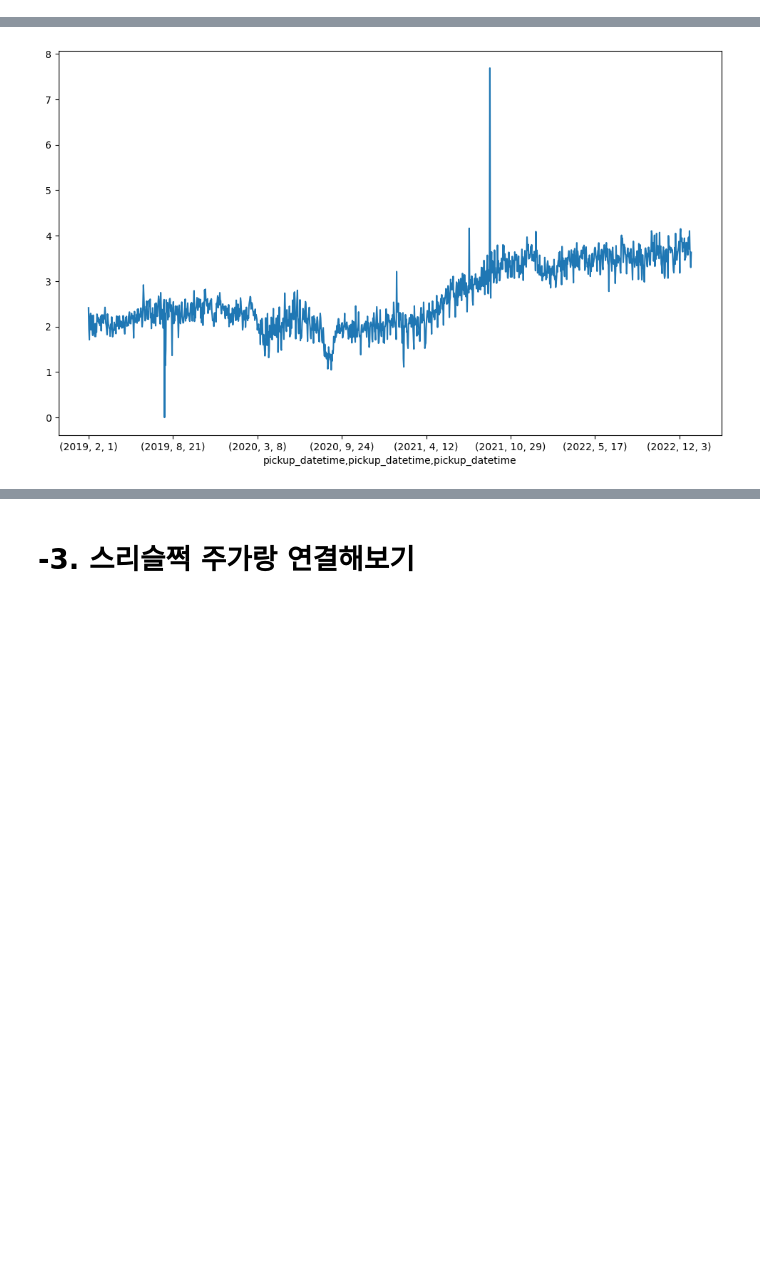
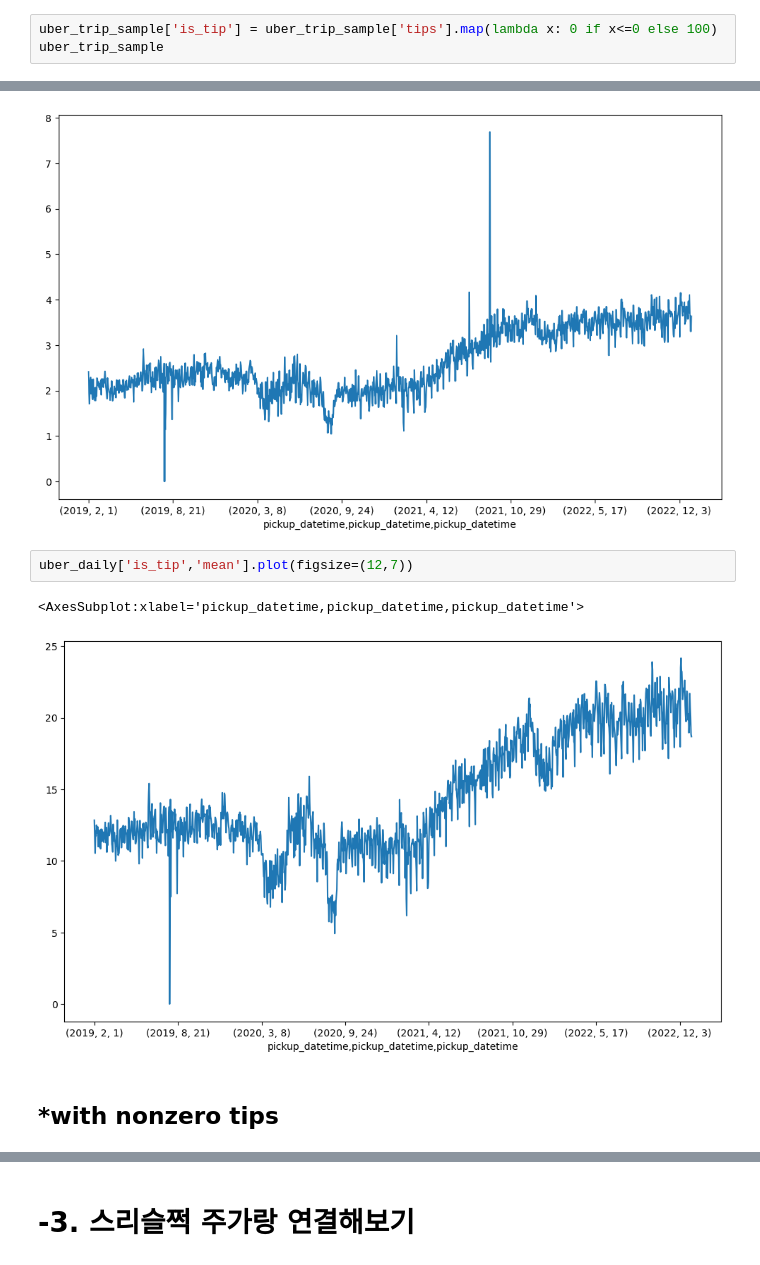
Before and after one commit to MixGolem0430/uber_research, a Jupyter notebook: fhvhv_regression.ipynb, the cells around one changed output, grey strips where cells are left out. Saved outputs shown, nothing was run; the diff lists cells and outputs as text; blank space fills up the shorter version.

Commit message:
nonzero_tips

```diff
--- a/fhvhv_regression.ipynb
+++ b/fhvhv_regression.ipynb
@@ -157,3 +157,6 @@ See the caveats in the documentation: https://pandas.pydata.org/pandas-docs/stab
 | 13954393 | HV0003 | B03404 | B03404 | 2022-12-21 22:07:49 | 2022-12-21 22:09:47 | ... |
 | 259814 | HV0003 | B03404 | B03404 | 2022-12-01 13:17:06 | 2022-12-01 13:18:33 | ... |
 5144087 rows × 26 columns
+# %%
+uber_trip_sample['is_tip'] = uber_trip_sample['tips'].map(lambda x: 0 if x<=0 else 100)
+uber_trip_sample
@@ -211,3 +235,10 @@ uber_daily['tip_rate','mean'].plot(figsize=(12,7))
 # %% [output]
 <AxesSubplot:xlabel='pickup_datetime,pickup_datetime,pickup_datetime'>
 [figure]
+# %%
+uber_daily['is_tip','mean'].plot(figsize=(12,7))
+# %% [output]
+<AxesSubplot:xlabel='pickup_datetime,pickup_datetime,pickup_datetime'>
+[figure, added]
+# %% [markdown]
+## *with nonzero tips
```
Also changed, not shown: parts of 77 cells of this notebook.
